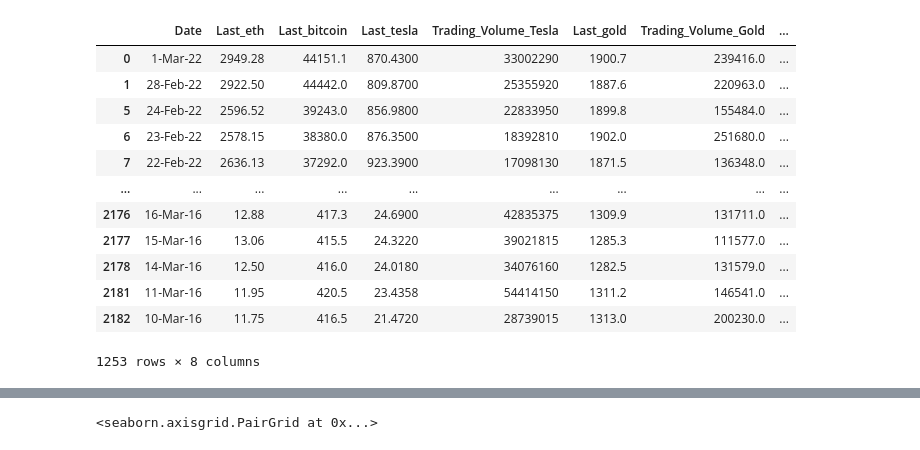
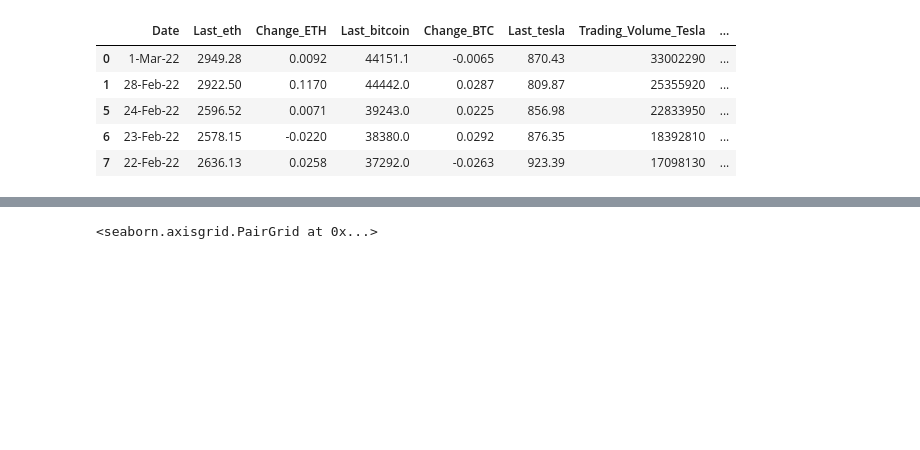
Before and after one commit to RojaReddy329/MachineLearningProject, a Jupyter notebook: ProjectNotebook.ipynb, the cells around one changed output, grey strips where cells are left out. Saved outputs shown, nothing was run; the diff lists cells and outputs as text; code cells hidden in the pictures; blank space fills up the shorter version.

```diff
--- a/ProjectNotebook.ipynb
+++ b/ProjectNotebook.ipynb
@@ -51,14 +58,16 @@ bitcoin_df
 #Reading tesla,gold and S&P
 tesla_df = pd.read_csv('Datasets/Tesla.csv')
 tesla_df = tesla_df.rename(columns={"Close/Last": "Last_tesla","Volume":"Trading_Volume_Tesla","Open": "Open_tesla","High": "High_tesla","Low": "Low_tesla"})
-
+tesla_df['Change_Tesla'] = (tesla_df['Open_tesla'] - tesla_df['Last_tesla'])/tesla_df['Open_tesla']
 
 gold_df = pd.read_csv('Datasets/Gold.csv')
 gold_df = gold_df.rename(columns={"Close/Last": "Last_gold","Volume":"Trading_Volume_Gold","Open": "Open_gold","High": "High_gold","Low": "Low_gold"})
+gold_df['Change_Gold'] = (gold_df['Open_gold'] - gold_df['Last_gold'])/gold_df['Open_gold']
 
 
 sp_df = pd.read_csv('Datasets/SP500.csv')
 sp_df = sp_df.rename(columns={"Close/Last": "Last_SP","Volume":"Trading_Volume_SP","Open": "Open_SP","High": "High_SP","Low": "Low_SP"})
+sp_df['Change_SP'] = (sp_df['Open_SP'] - sp_df['Last_SP'])/sp_df['Open_SP']
+
 sp_df
-tesla_df
 # %% [output]
@@ -78,34 +87,43 @@ tesla_df
 # %%
 #rename columns
-eth_df = eth_df.rename(columns ={"Price": "Last_eth","Open": "Open_eth","High": "High_eth","Low": "Low_eth"})
-bitcoin_df = bitcoin_df.rename(columns={"Price": "Last_bitcoin","Open": "Open_bitcoin","High": "High_bitcoin","Low": "Low_bitcoin"})
+eth_df = eth_df.rename(columns ={"Price": "Last_eth","Open": "Open_eth","High": "High_eth","Low": "Low_eth","Change %":"Change_ETH"})
+bitcoin_df = bitcoin_df.rename(columns={"Price": "Last_bitcoin","Open": "Open_bitcoin","High": "High_bitcoin","Low": "Low_bitcoin","Change %":"Change_BTC"})
 
 #create dataframe using ETH and Bitcoin datasets
-crypto = pd.DataFrame(eth_df,columns=['Date','Last_eth'])
+crypto = pd.DataFrame(eth_df,columns=['Date','Last_eth','Change_ETH'])
 
 crypto = crypto.join(bitcoin_df['Last_bitcoin'])
-#crypto = crypto.join(bitcoin_df['Open_bitcoin'])
+crypto = crypto.join(bitcoin_df['Change_BTC'])
 #crypto = crypto.join(bitcoin_df['High_bitcoin'])
 #crypto = crypto.join(bitcoin_df['Low_bitcoin'])
 crypto = crypto.join(tesla_df['Last_tesla'])
 crypto = crypto.join(tesla_df['Trading_Volume_Tesla'])
+crypto = crypto.join(tesla_df['Change_Tesla'])
+
 crypto = crypto.join(gold_df['Last_gold'])
 crypto = crypto.join(gold_df['Trading_Volume_Gold'])
+crypto = crypto.join(gold_df['Change_Gold'])
+
 crypto = crypto.join(sp_df['Last_SP'])
+crypto = crypto.join(sp_df['Change_SP'])
+
 
 crypto = crypto.dropna()
 crypto
+
+
+
+#crypto['Increase/Decrease'] = np.where(crypto['Change_BTC'] < 0, False, True)
+
+
+#Increased = crypto[crypto['Increase/Decrease'] == True]
+#Decreased = crypto[crypto['Increase/Decrease'] == False]
+
+crypto.head()
 # %% [output]
-|  | Date | Last_eth | Last_bitcoin | Last_tesla | Trading_Volume_Tesla | Last_gold | Trading_Volume_Gold | ... |
-| 0 | 1-Mar-22 | 2949.28 | 44151.1 | 870.4300 | 33002290 | 1900.7 | 239416.0 | ... |
-| 1 | 28-Feb-22 | 2922.50 | 44442.0 | 809.8700 | 25355920 | 1887.6 | 220963.0 | ... |
-| 5 | 24-Feb-22 | 2596.52 | 39243.0 | 856.9800 | 22833950 | 1899.8 | 155484.0 | ... |
-| 6 | 23-Feb-22 | 2578.15 | 38380.0 | 876.3500 | 18392810 | 1902.0 | 251680.0 | ... |
-| 7 | 22-Feb-22 | 2636.13 | 37292.0 | 923.3900 | 17098130 | 1871.5 | 136348.0 | ... |
-| ... | ... | ... | ... | ... | ... | ... | ... | ... |
-| 2176 | 16-Mar-16 | 12.88 | 417.3 | 24.6900 | 42835375 | 1309.9 | 131711.0 | ... |
-| 2177 | 15-Mar-16 | 13.06 | 415.5 | 24.3220 | 39021815 | 1285.3 | 111577.0 | ... |
-| 2178 | 14-Mar-16 | 12.50 | 416.0 | 24.0180 | 34076160 | 1282.5 | 131579.0 | ... |
-| 2181 | 11-Mar-16 | 11.95 | 420.5 | 23.4358 | 54414150 | 1311.2 | 146541.0 | ... |
-| 2182 | 10-Mar-16 | 11.75 | 416.5 | 21.4720 | 28739015 | 1313.0 | 200230.0 | ... |
+|  | Date | Last_eth | Change_ETH | Last_bitcoin | Change_BTC | Last_tesla | Trading_Volume_Tesla | ... |
+| 0 | 1-Mar-22 | 2949.28 | 0.0092 | 44151.1 | -0.0065 | 870.43 | 33002290 | ... |
+| 1 | 28-Feb-22 | 2922.50 | 0.1170 | 44442.0 | 0.0287 | 809.87 | 25355920 | ... |
+| 5 | 24-Feb-22 | 2596.52 | 0.0071 | 39243.0 | 0.0225 | 856.98 | 22833950 | ... |
+| 6 | 23-Feb-22 | 2578.15 | -0.0220 | 38380.0 | 0.0292 | 876.35 | 18392810 | ... |
+| 7 | 22-Feb-22 | 2636.13 | 0.0258 | 37292.0 | -0.0263 | 923.39 | 17098130 | ... |
-1253 rows × 8 columns
```
Also changed, not shown: parts of 7 cells of this notebook, 4 other files.
